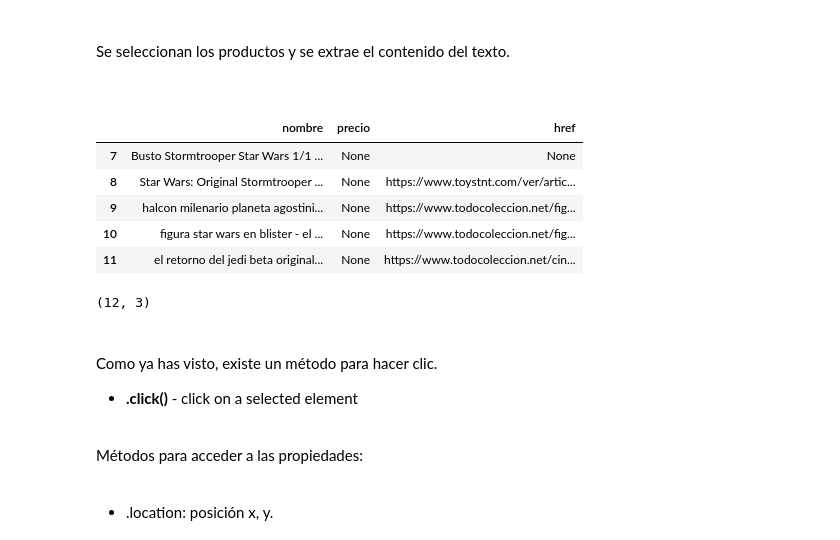
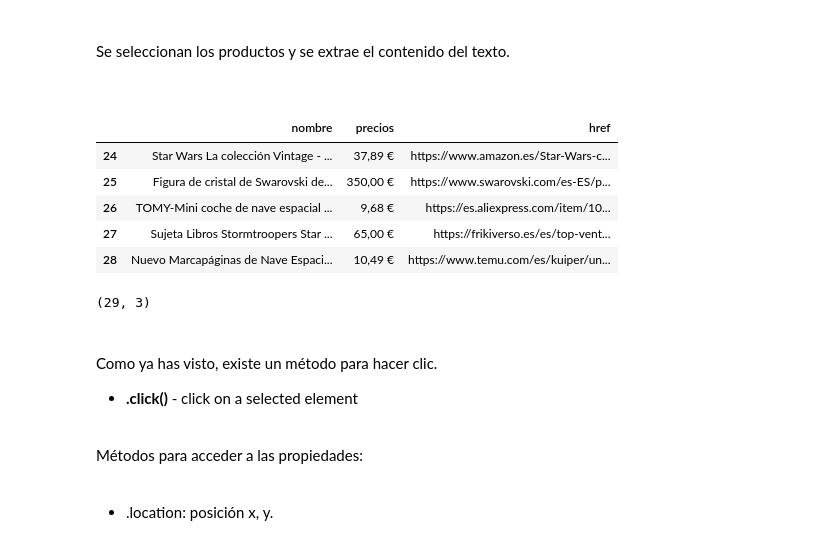
Before and after one commit to griu/mbdds_fc20, a Jupyter notebook: datos_digitales/modulo3_tema1_dd_05_webscraping.ipynb, the cells around one changed output. Drawn from its saved outputs; the diff is of its cells as text; code cells hidden in the pictures.

```diff
--- a/datos_digitales/modulo3_tema1_dd_05_webscraping.ipynb
+++ b/datos_digitales/modulo3_tema1_dd_05_webscraping.ipynb
@@ -1136,41 +1128,41 @@ Se seleccionan los productos y se extrae el contenido del texto.
 # %%
 import re
 
 # get all products list
-product_tree = tree.cssselect("div.sh-dgr__content")
+product_tree = tree.xpath('//a[starts-with(@id,"vplahcl_")]')
 
 # get attributes by product
 prod_list = []
 for prod in product_tree:
-    product_name_tree = prod.cssselect("span > a")
-    product_price_tree = prod.cssselect("div.XrAfOe > span > span > span:nth-child(3) > span")
-    product_href_tree = prod.cssselect("div.zLPF4b > span > div:nth-child(2)")
+    product_name_tree = prod.cssselect("span.pymv4e")
+    product_price_tree = prod.cssselect("div.qptdjc")
+    product_href_tree = prod.attrib['href']
 
     product_name = product_name_tree[0].text_content() if len(product_name_tree)>0 else None
-    product_price = product_name_tree[0].text_content() if len(product_price_tree)>0 else None
-    product_href_list = re.findall(r'(https?://\S+)',product_name_tree[0].attrib['href']) if len(product_href_tree)>0 else None
+    product_price = product_price_tree[0].text_content() if len(product_price_tree)>0 else None
+    product_href_list = re.findall(r'(https?://\S+)',product_href_tree) if len(product_href_tree)>0 else None
     product_href = product_href_list[0] if len(product_href_list)>0 else None
 
 
     auxTxt = {'nombre':product_name,
-            'precio': product_price,
+            'precios': product_price,
             'href': product_href}
     prod_list.append(auxTxt)
 
 df = pd.DataFrame(prod_list)
 
 df.tail()
 # %% [output]
-|  | nombre | precio | href |
-| 7 | Busto Stormtrooper Star Wars 1/1 ... | None | None |
-| 8 | Star Wars: Original Stormtrooper ... | None | https://www.toystnt.com/ver/artic... |
-| 9 | halcon milenario planeta agostini... | None | https://www.todocoleccion.net/fig... |
-| 10 | figura star wars en blister - el ... | None | https://www.todocoleccion.net/fig... |
-| 11 | el retorno del jedi beta original... | None | https://www.todocoleccion.net/cin... |
+|  | nombre | precios | href |
+| 24 | Star Wars La colección Vintage - ... | 37,89 € | https://www.amazon.es/Star-Wars-c... |
+| 25 | Figura de cristal de Swarovski de... | 350,00 € | https://www.swarovski.com/es-ES/p... |
+| 26 | TOMY-Mini coche de nave espacial ... | 9,68 € | https://es.aliexpress.com/item/10... |
+| 27 | Sujeta Libros Stormtroopers Star ... | 65,00 € | https://frikiverso.es/es/top-vent... |
+| 28 | Nuevo Marcapáginas de Nave Espaci... | 10,49 € | https://www.temu.com/es/kuiper/un... |
 # %%
 df.shape
 # %% [output]
-(12, 3)
+(29, 3)
 # %%
 driver.quit()
 # %% [markdown]
```
Also changed, not shown: parts of 4 cells of this notebook.
